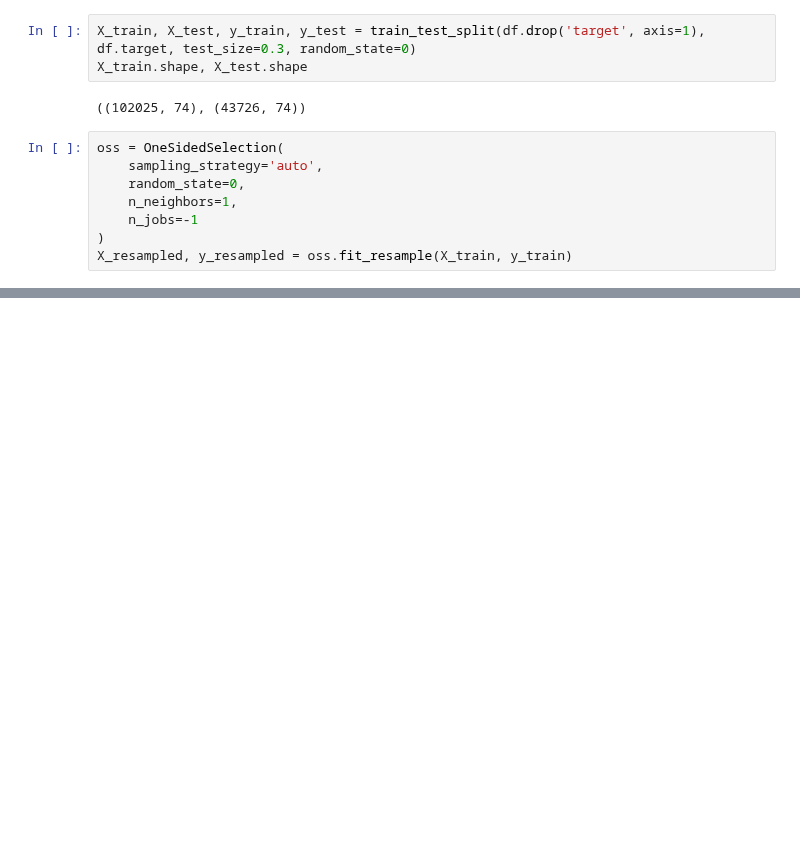
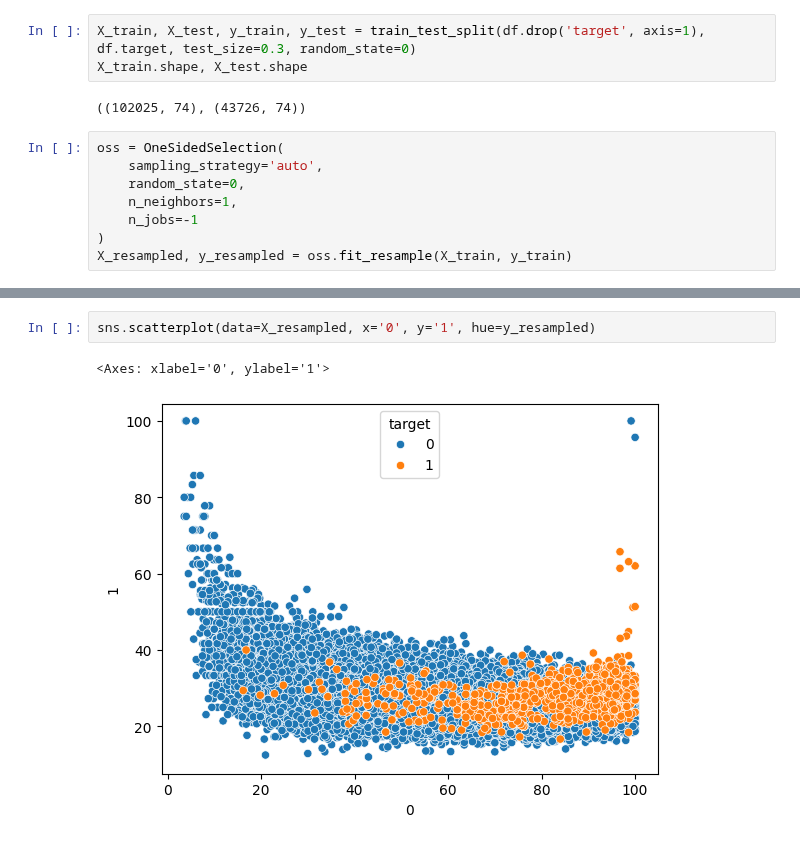
Before and after one commit to MaximillianJacob/Udemy, a Jupyter notebook: machine_learning_imbalanced_data/5_Undersampling/4_One_Sided_Selection.ipynb, the cells around one changed output, grey strips where cells are left out. Cells and saved outputs as stored; diff of their text form; blank space fills up the shorter version.

```diff
--- a/machine_learning_imbalanced_data/5_Undersampling/4_One_Sided_Selection.ipynb
+++ b/machine_learning_imbalanced_data/5_Undersampling/4_One_Sided_Selection.ipynb
@@ -210,0 +236,5 @@ X_resampled, y_resampled = oss.fit_resample(X_train, y_train)
+# %%
+sns.scatterplot(data=X_resampled, x='0', y='1', hue=y_resampled)
+# %% [output]
+<Axes: xlabel='0', ylabel='1'>
+[figure, added]
```
Also changed, not shown: parts of 16 cells of this notebook.
